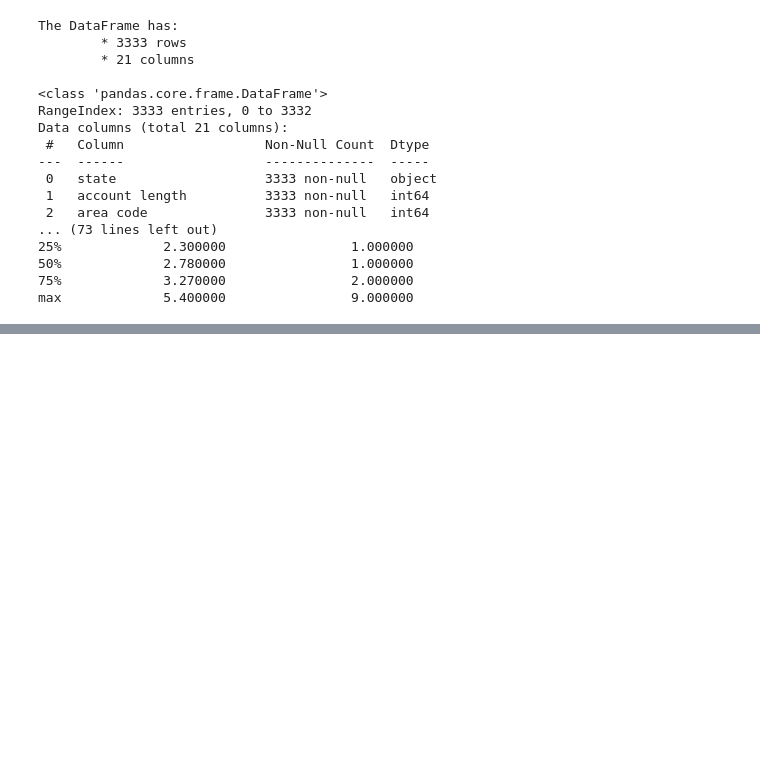
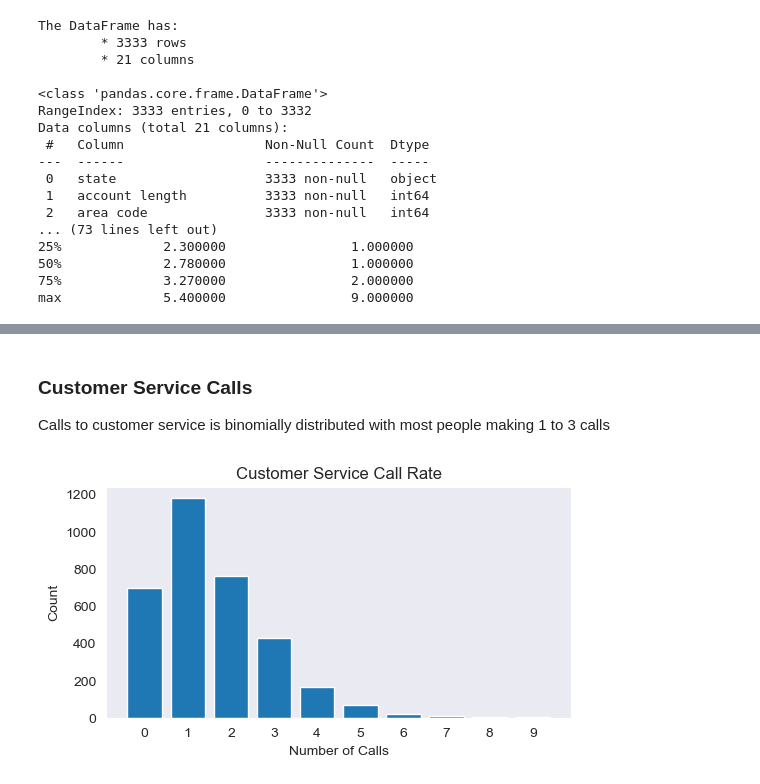
Before and after one commit to paddyokore/phase3-project, a Jupyter notebook: notebook_technical_presentation.ipynb, the cells around one changed output, grey strips where cells are left out. Saved outputs shown, nothing was run; the diff lists cells and outputs as text; code cells hidden in the pictures; blank space fills up the shorter version.

```diff
--- a/notebook_technical_presentation.ipynb
+++ b/notebook_technical_presentation.ipynb
@@ -185,0 +297,14 @@ conv(df, 'phone number')
+# %% [markdown]
+### Customer Service Calls
+Calls to customer service is binomially distributed with most people making 1 to 3 calls
+# %%
+# customer service calls
+fig, ax = plt.subplots(figsize=(6, 3))
+
+plt.bar(df['customer service calls'].value_counts().index, df['customer service calls'].value_counts().values)
+plt.xticks(df['customer service calls'].value_counts().index)
+plt.title('Customer Service Call Rate')
+plt.xlabel('Number of Calls')
+plt.ylabel('Count');
+# %% [output]
+[figure, added]
```
Also changed, not shown: parts of 18 cells of this notebook.
